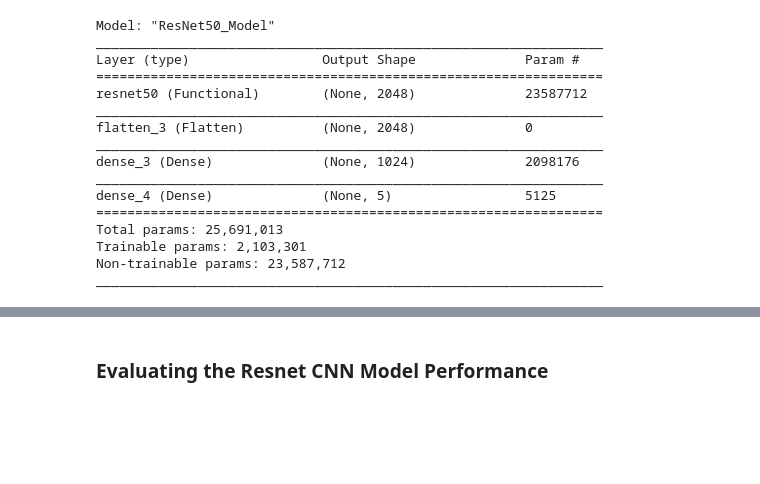
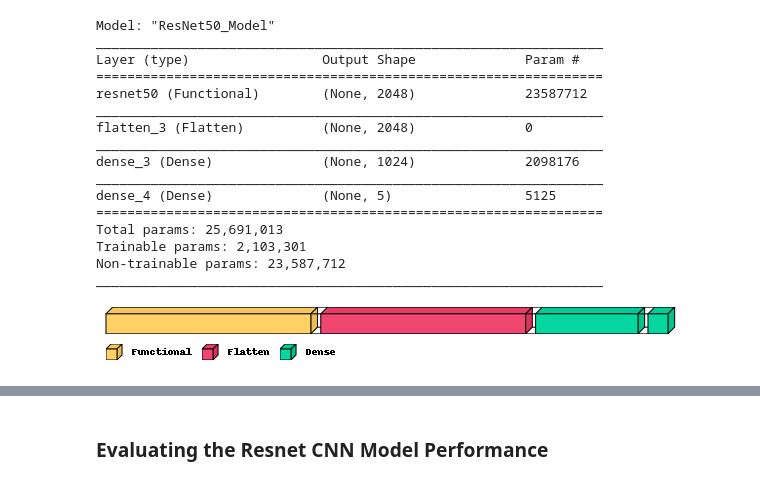
Before and after one commit to macc-uece/mineracao-massiva-dados, a Jupyter notebook: 13-ReconhecimentoFlores_Tensorflow.ipynb, the cells around one changed output, grey strips where cells are left out. Cells and saved outputs as stored; diff of their text form; code cells hidden in the pictures; blank space fills up the shorter version.

```diff
--- a/13-ReconhecimentoFlores_Tensorflow.ipynb
+++ b/13-ReconhecimentoFlores_Tensorflow.ipynb
@@ -466,6 +479,10 @@ Total params: 25,691,013
 Trainable params: 2,103,301
 Non-trainable params: 23,587,712
 _________________________________________________________________
+# %%
+visualkeras.layered_view(model, scale_xy=1, legend=True)
+# %% [output]
+[figure, added]
 # %%
 history = model.fit(train_ds, validation_data=val_ds, validation_steps=STEP_SIZE_VALID,
                     batch_size=BATCH_SIZE, epochs=EPOCHS, steps_per_epoch=STEP_SIZE_TRAIN)
```
Also changed, not shown: parts of 27 cells of this notebook.
